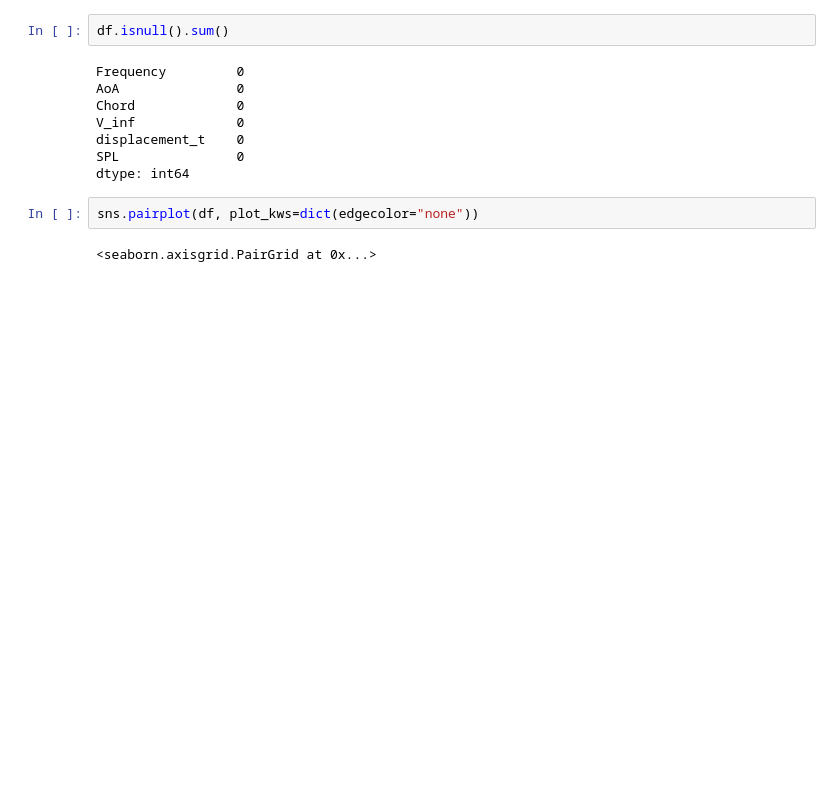
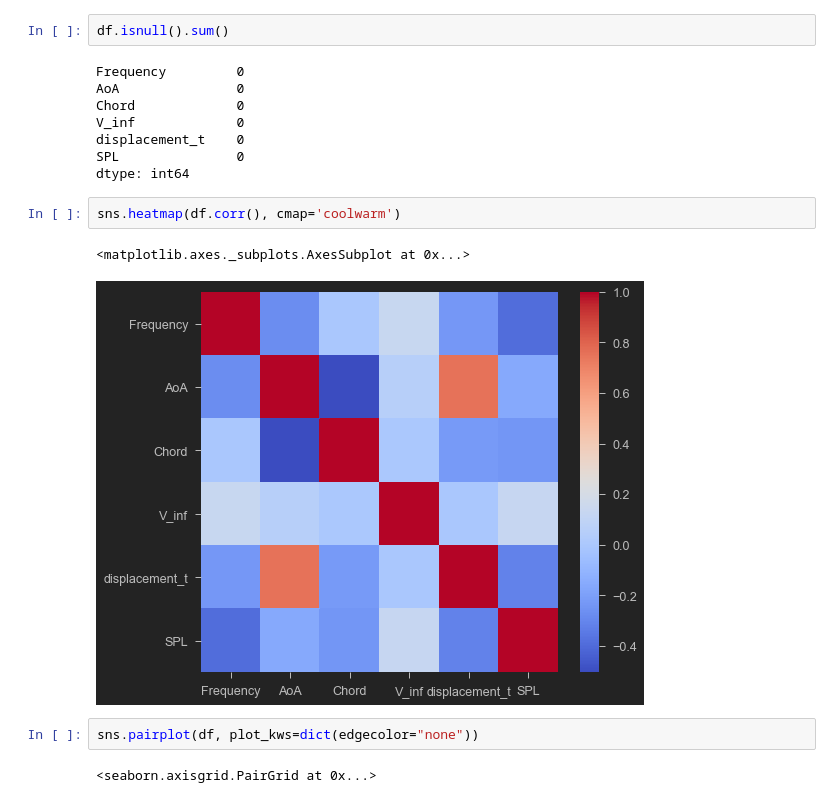
Before and after one commit to piotr-druzdzel/Regression-NASA-Airfoil-Noise, a Jupyter notebook: NASA_Airfoil_Noise.ipynb, the cells around one changed output. Cells and saved outputs as stored; diff of their text form; blank space fills up the shorter version.

```diff
--- a/NASA_Airfoil_Noise.ipynb
+++ b/NASA_Airfoil_Noise.ipynb
@@ -96,6 +108,11 @@ V_inf             0
 displacement_t    0
 SPL               0
 dtype: int64
+# %%
+sns.heatmap(df.corr(), cmap='coolwarm')
+# %% [output]
+<matplotlib.axes._subplots.AxesSubplot at 0x...>
+[figure, added]
 # %%
 sns.pairplot(df, plot_kws=dict(edgecolor="none"))
 # %% [output]
```
Also changed, not shown: parts of 25 cells of this notebook.
